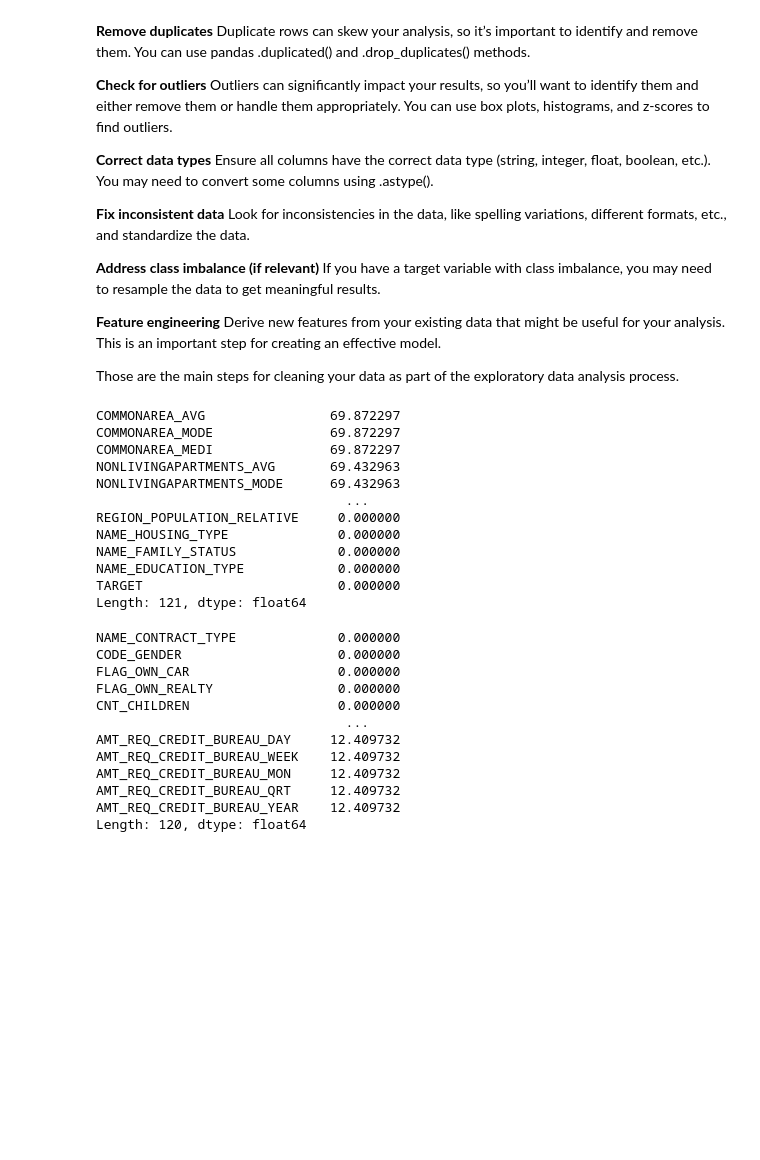
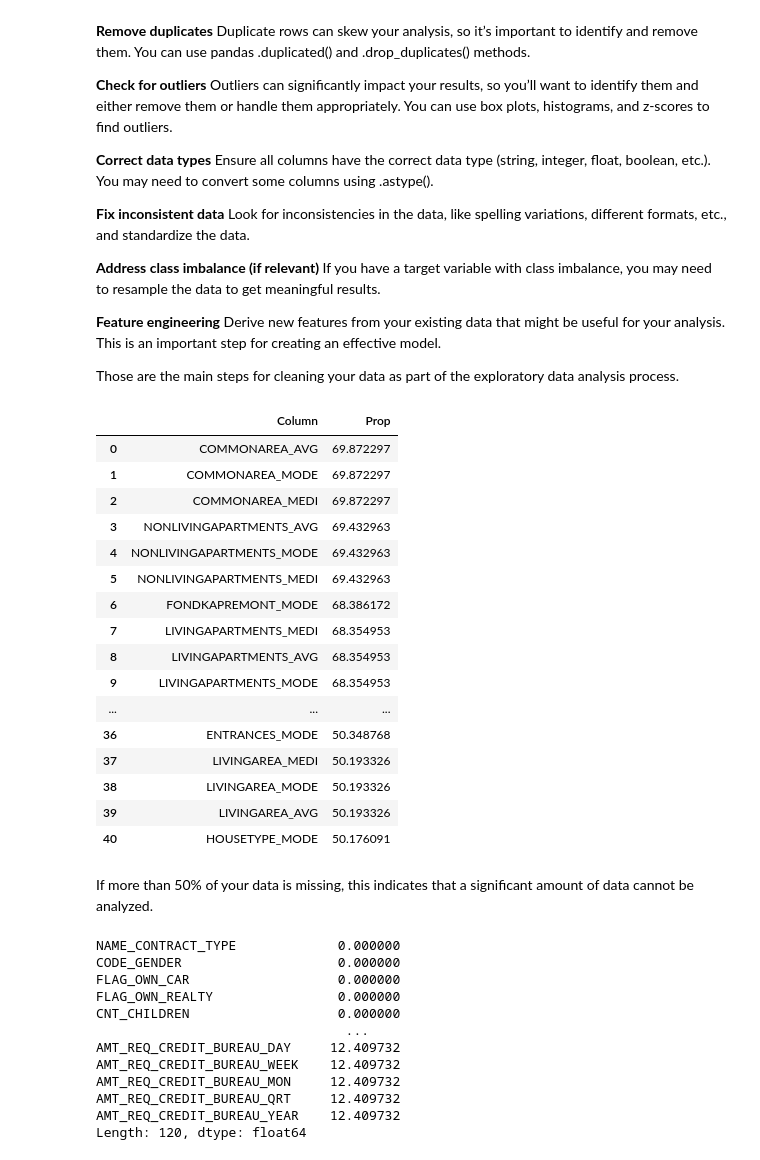
Before and after one commit to dongchanlim/MSBA, a Jupyter notebook: CapstoneProject/notebooks/EDA/EDA.ipynb, the cells around one changed output. Saved outputs shown, nothing was run; the diff lists cells and outputs as text; code cells hidden in the pictures; blank space fills up the shorter version.

```diff
--- a/CapstoneProject/notebooks/EDA/EDA.ipynb
+++ b/CapstoneProject/notebooks/EDA/EDA.ipynb
@@ -292,20 +346,30 @@ Derive new features from your existing data that might be useful for your analys
 
 Those are the main steps for cleaning your data as part of the exploratory data analysis process.
 # %%
-(train.isnull().sum() / len(train) * 100).sort_values(ascending= False)
+temp = (train.isnull().sum() / len(train) * 100).sort_values(ascending= False)
+
+train_missing_df = pd.DataFrame({'Column':temp.index, 'Prop':temp.values})
+train_missing_df[train_missing_df['Prop'] > 50]
 # %% [output]
-COMMONAREA_AVG                69.872297
-COMMONAREA_MODE               69.872297
-COMMONAREA_MEDI               69.872297
-NONLIVINGAPARTMENTS_AVG       69.432963
-NONLIVINGAPARTMENTS_MODE      69.432963
-                                ...
-REGION_POPULATION_RELATIVE     0.000000
-NAME_HOUSING_TYPE              0.000000
-NAME_FAMILY_STATUS             0.000000
-NAME_EDUCATION_TYPE            0.000000
-TARGET                         0.000000
-Length: 121, dtype: float64
+|  | Column | Prop |
+| 0 | COMMONAREA_AVG | 69.872297 |
+| 1 | COMMONAREA_MODE | 69.872297 |
+| 2 | COMMONAREA_MEDI | 69.872297 |
+| 3 | NONLIVINGAPARTMENTS_AVG | 69.432963 |
+| 4 | NONLIVINGAPARTMENTS_MODE | 69.432963 |
+| 5 | NONLIVINGAPARTMENTS_MEDI | 69.432963 |
+| 6 | FONDKAPREMONT_MODE | 68.386172 |
+| 7 | LIVINGAPARTMENTS_MEDI | 68.354953 |
+| 8 | LIVINGAPARTMENTS_AVG | 68.354953 |
+| 9 | LIVINGAPARTMENTS_MODE | 68.354953 |
+| ... | ... | ... |
+| 36 | ENTRANCES_MODE | 50.348768 |
+| 37 | LIVINGAREA_MEDI | 50.193326 |
+| 38 | LIVINGAREA_MODE | 50.193326 |
+| 39 | LIVINGAREA_AVG | 50.193326 |
+| 40 | HOUSETYPE_MODE | 50.176091 |
+# %% [markdown]
+If more than 50% of your data is missing, this indicates that a significant amount of data cannot be analyzed.
 # %%
 test.isnull().sum() / len(test) * 100
 # %% [output]
```
Also changed, not shown: parts of 23 cells of this notebook, 1 other file.
